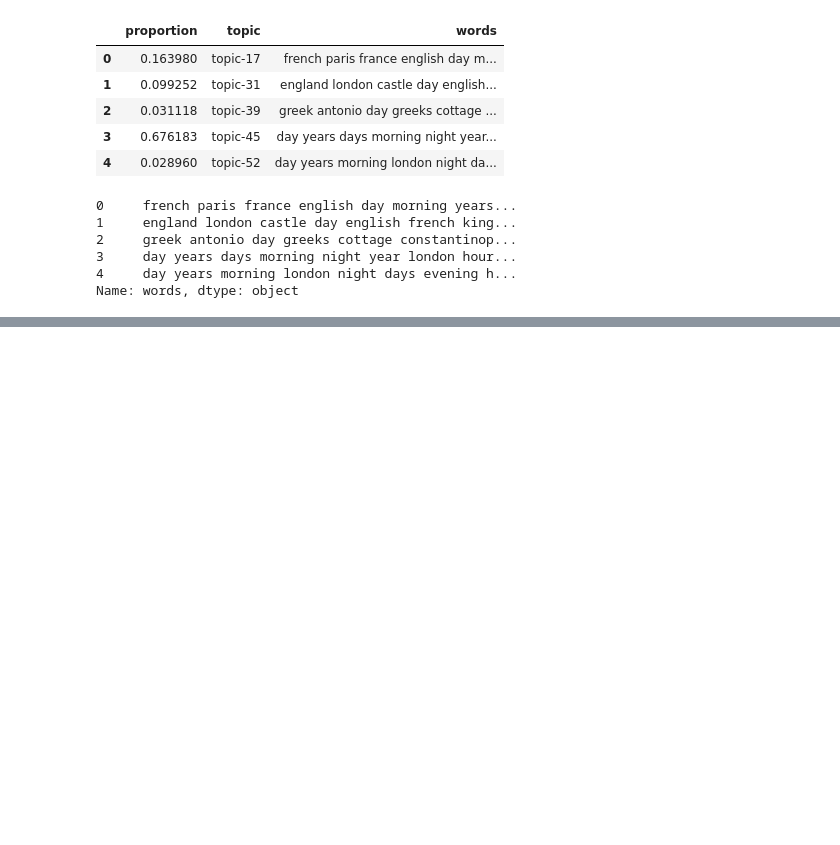
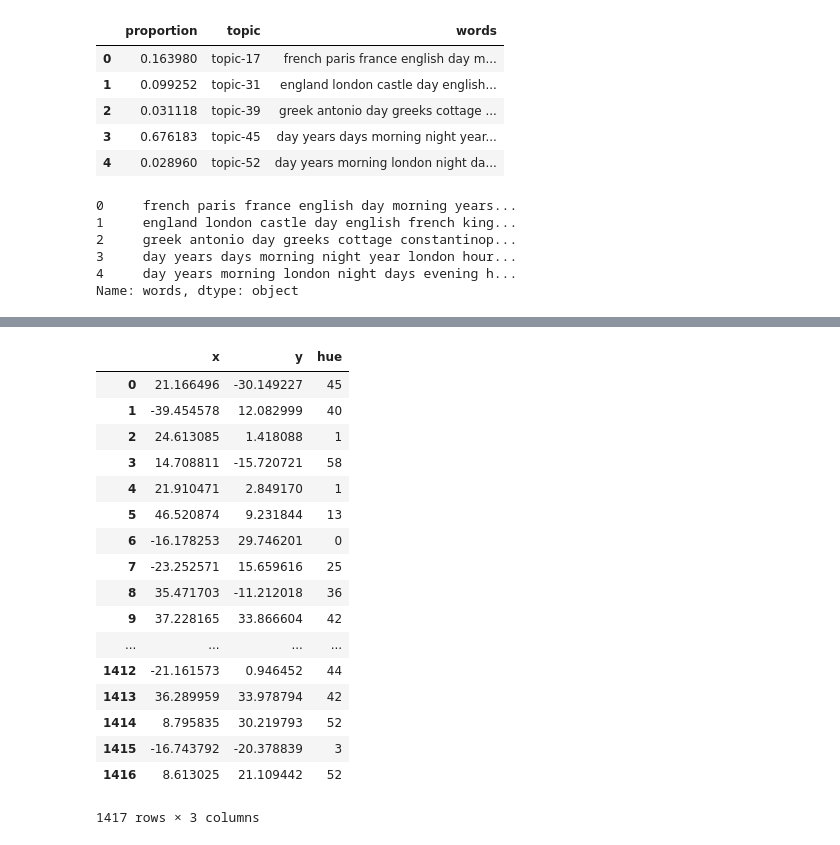
Before and after one commit to sul-cidr/jarndyce, a Jupyter notebook: visualize_doc.ipynb, the cells around one changed output, grey strips where cells are left out. Saved outputs shown, nothing was run; the diff lists cells and outputs as text; code cells hidden in the pictures; blank space fills up the shorter version.

Commit message:
Add tsne for corpus vectorized by lda

```diff
--- a/visualize_doc.ipynb
+++ b/visualize_doc.ipynb
@@ -234,0 +258,2 @@ p.vbar(x=x_vals, top=trans["proportion"].tolist(), width=0.9)
+# %%
+lda_data = df.drop(["source_id", "Title"], axis=1).as_matrix()
@@ -234,0 +262,28 @@ p.vbar(x=x_vals, top=trans["proportion"].tolist(), width=0.9)
+# %%
+tsne = TSNE(perplexity=30)
+tsne_embedding = tsne.fit_transform(lda_data)
+# %%
+tsne_df = pd.DataFrame(tsne_embedding, columns=["x", "y"])
+# %%
+tsne_df['hue'] = lda_data.argmax(axis=1)
+# %%
+tsne_df
+# %% [output]
+|  | x | y | hue |
+| 0 | 21.166496 | -30.149227 | 45 |
+| 1 | -39.454578 | 12.082999 | 40 |
+| 2 | 24.613085 | 1.418088 | 1 |
+| 3 | 14.708811 | -15.720721 | 58 |
+| 4 | 21.910471 | 2.849170 | 1 |
+| 5 | 46.520874 | 9.231844 | 13 |
+| 6 | -16.178253 | 29.746201 | 0 |
+| 7 | -23.252571 | 15.659616 | 25 |
+| 8 | 35.471703 | -11.212018 | 36 |
+| 9 | 37.228165 | 33.866604 | 42 |
+| ... | ... | ... | ... |
+| 1412 | -21.161573 | 0.946452 | 44 |
+| 1413 | 36.289959 | 33.978794 | 42 |
+| 1414 | 8.795835 | 30.219793 | 52 |
+| 1415 | -16.743792 | -20.378839 | 3 |
+| 1416 | 8.613025 | 21.109442 | 52 |
+1417 rows × 3 columns
```
Also changed, not shown: parts of 15 cells of this notebook.
